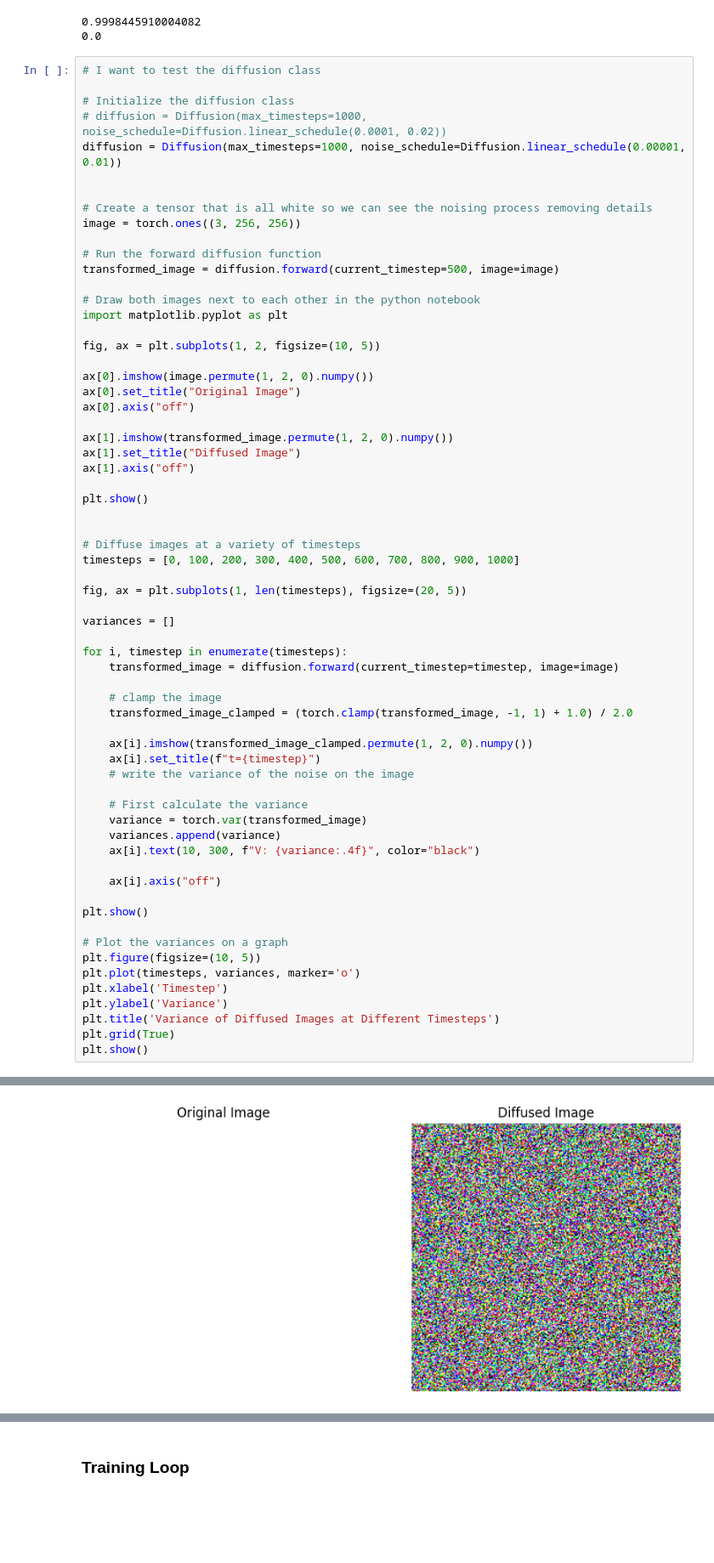
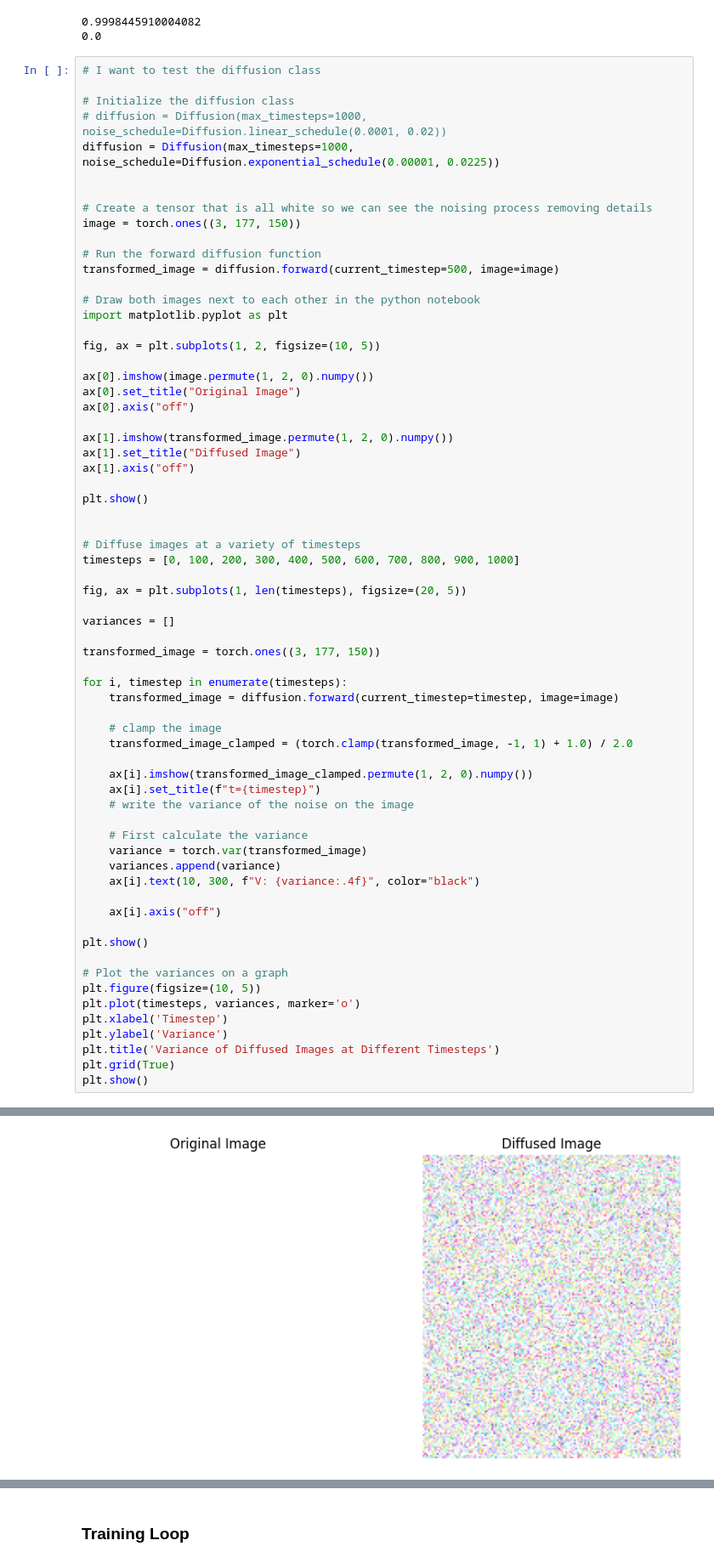
Before and after one commit to AntonBertelsen/GestureGeneration, a Jupyter notebook: DiffuseStyleGestureReproduced/model_test.ipynb, the cells around one changed output, grey strips where cells are left out. Shown at 85% size. Cells and saved outputs as stored; diff of their text form; blank space fills up the shorter version.

```diff
--- a/DiffuseStyleGestureReproduced/model_test.ipynb
+++ b/DiffuseStyleGestureReproduced/model_test.ipynb
@@ -436,11 +561,11 @@ print(t/T)
 
 # Initialize the diffusion class
 # diffusion = Diffusion(max_timesteps=1000, noise_schedule=Diffusion.linear_schedule(0.0001, 0.02))
-diffusion = Diffusion(max_timesteps=1000, noise_schedule=Diffusion.linear_schedule(0.00001, 0.01))
+diffusion = Diffusion(max_timesteps=1000, noise_schedule=Diffusion.exponential_schedule(0.00001, 0.0225))
 
 
 # Create a tensor that is all white so we can see the noising process removing details
-image = torch.ones((3, 256, 256))
+image = torch.ones((3, 177, 150))
 
 # Run the forward diffusion function
 transformed_image = diffusion.forward(current_timestep=500, image=image)
@@ -467,6 +592,8 @@ timesteps = [0, 100, 200, 300, 400, 500, 600, 700, 800, 900, 1000]
 fig, ax = plt.subplots(1, len(timesteps), figsize=(20, 5))
 
 variances = []
+
+transformed_image = torch.ones((3, 177, 150))
 
 for i, timestep in enumerate(timesteps):
     transformed_image = diffusion.forward(current_timestep=timestep, image=image)
@@ -500 +627 @@ Clipping input data to the valid range for imshow with RGB data ([0..1] for floa
-[figure, old version]
+[figure, new version]
```
Also changed, not shown: parts of 9 cells of this notebook.
